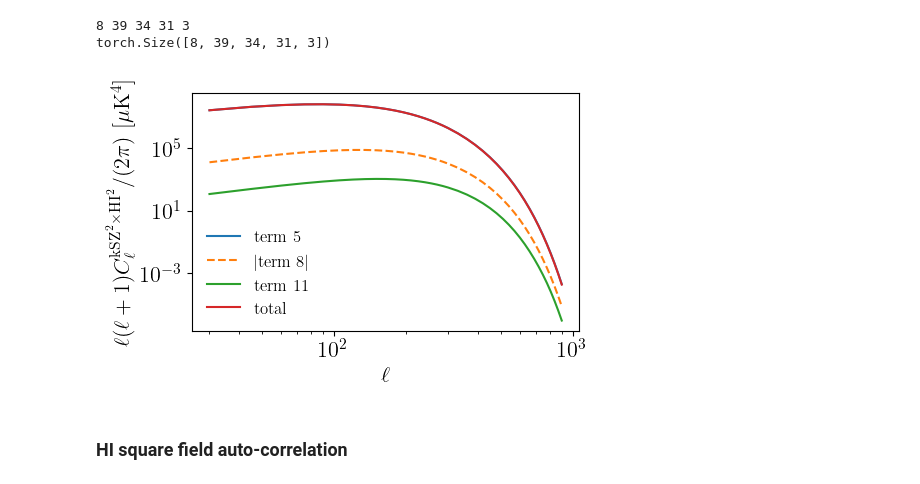
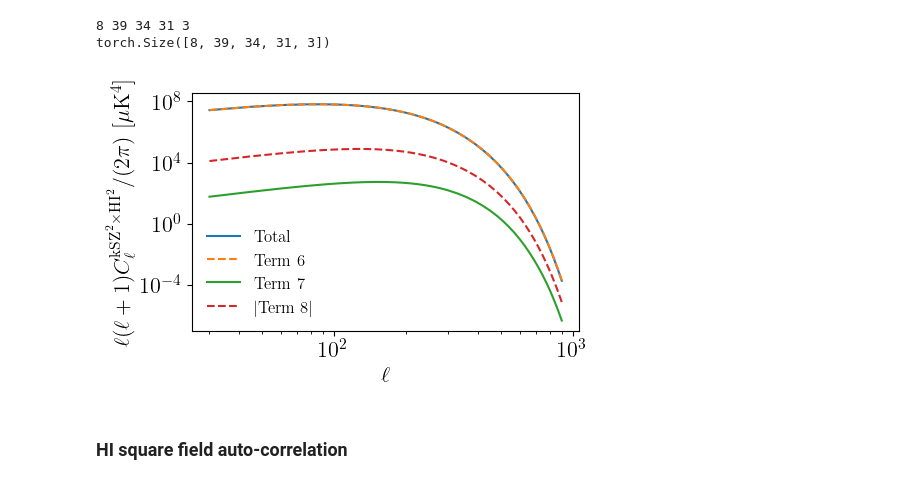
Before and after one commit to Einste11N/SquareField_CrossCorrelation, a Jupyter notebook: Inspection.ipynb, the cells around one changed output. Cells and saved outputs as stored; diff of their text form; code cells hidden in the pictures.

```diff
--- a/Inspection.ipynb
+++ b/Inspection.ipynb
@@ -244,27 +244,27 @@ for i in range(3):
 # %%
 fig = plt.figure(figsize=(5,3.09), dpi=100)
 # times (2.7K)^2 to convert to temperature unit
 
-plt.plot(l_list, l_list * (l_list + 1) * res[0] / (2*tc.pi) * 1e24, '-', label='term 5')
-plt.plot(l_list, - l_list * (l_list + 1) * res[1] / (2*tc.pi) * 1e24, '--', label='$|$term 8$|$')
-plt.plot(l_list, l_list * (l_list + 1) * res[2] / (2*tc.pi) * 1e24, '-', label='term 11')
+plt.plot(l_list, l_list * (l_list + 1) * (res[0]+2*res[1]+res[2]) / (2*tc.pi) * 1e24, '-', label='Total')
 
-plt.plot(l_list, l_list * (l_list + 1) * (res[0]+2*res[1]+res[2]) / (2*tc.pi) * 1e24, '-', label='total')
+plt.plot(l_list, l_list * (l_list + 1) * res[0] / (2*tc.pi) * 1e24, '--', label='Term 6')
+plt.plot(l_list, l_list * (l_list + 1) * res[2] / (2*tc.pi) * 1e24, '-', label='Term 7')
+plt.plot(l_list, - l_list * (l_list + 1) * res[1] / (2*tc.pi) * 1e24, '--', label='$|$Term 8$|$')
 
 # plt.plot(l_list, l_list * (l_list + 1) * Cl_cross / (2*tc.pi) * 1e24, '-', label='test')
 
 plt.xscale('log')
 plt.yscale('log')
 plt.legend(fontsize=12, frameon=False)
 
 # plt.xticks([30, 100, 300, 600], ['30', '100', '300', '600'])
 plt.xlabel(r'$\ell$', usetex=True)
 plt.ylabel(r'$\ell(\ell+1)C_{\ell}^{{\rm kSZ}^2 \times {\rm HI}^2} / (2\pi)$ [$\mu\mathrm{K}^4$]', usetex=True)
 
 plt.savefig('Figs/cross_correlation.pdf', bbox_inches = 'tight')
 plt.show()
 # %% [output]
-[figure, old version]
+[figure, new version]
 # %% [markdown]
 ### HI square field auto-correlation
 # %%
```
Also changed, not shown: 2 other files.
